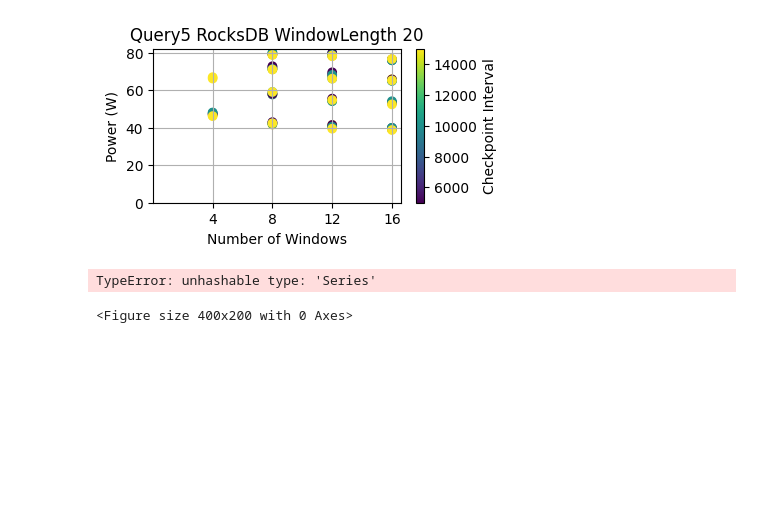
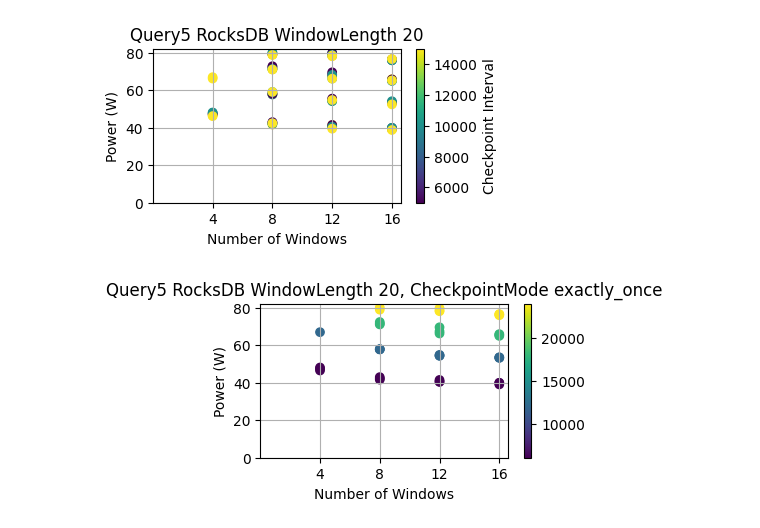
Before and after one commit to EEStrmCmptng/dataset, a Jupyter notebook: micro/query5/different_checkpoint/rocksdb/windowlength20/graph.ipynb, the cells around one changed output. Drawn from its saved outputs; the diff is of its cells as text; code cells hidden in the pictures; blank space fills up the shorter version.

```diff
--- a/micro/query5/different_checkpoint/rocksdb/windowlength20/graph.ipynb
+++ b/micro/query5/different_checkpoint/rocksdb/windowlength20/graph.ipynb
@@ -60,17 +60,16 @@ plt.grid()
 # %% [output]
 [figure]
 # %%
-
+d3 = d2[d2['CheckpointMode'] == 'exactly_once']
 plt.figure(figsize=(4,2))
-plt.scatter(d2['nwindows'], d2['pkg_watts_avg'], c=ckmode[d2['CheckpointMode']], cmap='viridis')
-plt.colorbar(label='Checkpoint Mode')
-plt.xticks(d2.nwindows.unique())
+plt.scatter(d3['nwindows'], d3['pkg_watts_avg'], c=d3['rate'], cmap='viridis')
+plt.colorbar(label='')
+plt.xticks(d3.nwindows.unique())
 plt.xlabel('Number of Windows')
 plt.ylabel('Power (W)')
-plt.title('Query5 RocksDB WindowLength 20')
+plt.title('Query5 RocksDB WindowLength 20, CheckpointMode exactly_once')
 plt.ylim(bottom=0)
 plt.xlim(left=0)
 plt.grid()
 # %% [output]
-TypeError: unhashable type: 'Series'
-<Figure size 400x200 with 0 Axes>
+[figure, added]
```
Also changed, not shown: parts of 1 cell of this notebook.
